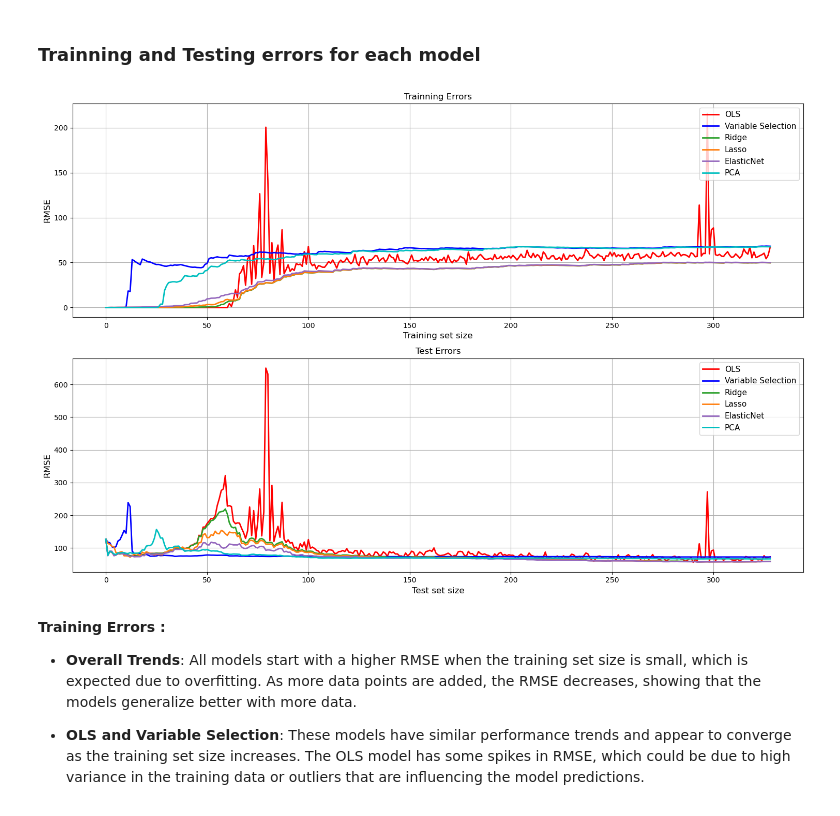
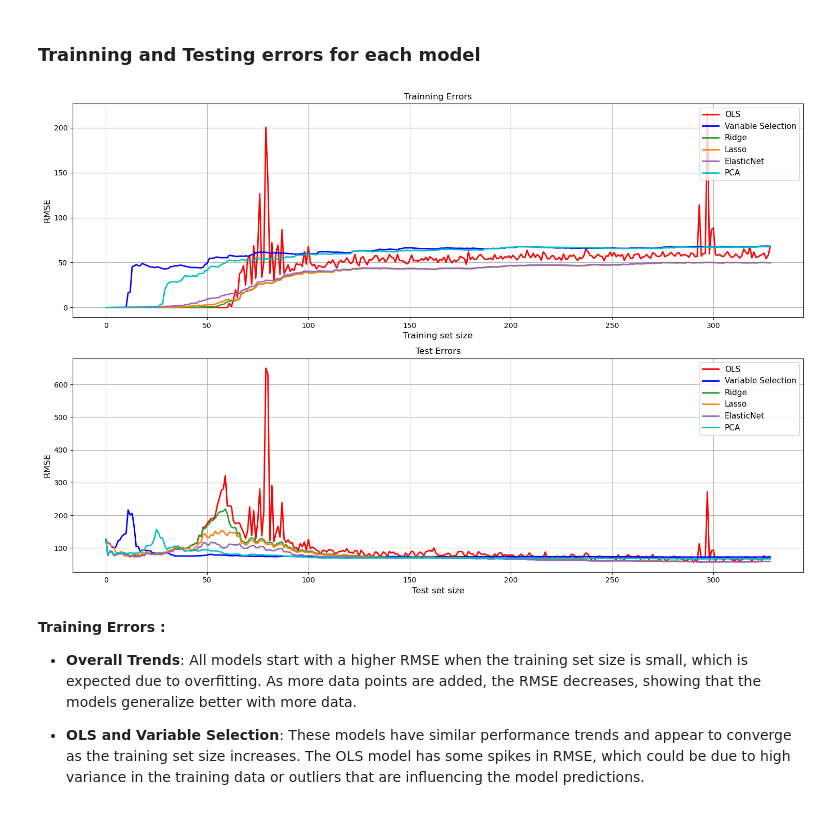
Before and after one commit to lmcastanedame/SD-TSIA204_TP2_Linear-Regression, a Jupyter notebook: TP2 - SD-TSIA204.ipynb, the cells around one changed output. Saved outputs shown, nothing was run; the diff lists cells and outputs as text; code cells hidden in the pictures.

```diff
--- a/TP2 - SD-TSIA204.ipynb
+++ b/TP2 - SD-TSIA204.ipynb
@@ -38,7 +40,8 @@ dict_keys(['data', 'target', 'frame', 'target_names', 'feature_names', 'DESCR'])
 X = california.data
 y = california.target
 
-X_train, X_test, y_train, y_test = train_test_split(X, y, test_size=0.2, random_state=0)
+X_train, X_test, y_train, y_test = train_test_split(X, y, test_size=0.2,
+                                                    random_state=0)
 # %%
 # add x0 = 1 to each instance
 X_train = np.c_[np.ones((len(X_train), 1)), X_train]
@@ -194,7 +204,8 @@ data = pd.read_csv('data.csv')
 X = data.iloc[:, :-1].values
 y = data.iloc[:, -1].values
 
-X_train, X_test, y_train, y_test = train_test_split(X, y, test_size=0.25, random_state=0)
+X_train, X_test, y_train, y_test = train_test_split(X, y,
+                                                    test_size=0.25, random_state=0)
 
 scaler = StandardScaler()
 X_train = scaler.fit_transform(X_train)
@@ -250,7 +261,6 @@ def fit_single_predictor_models(X, y):
 
     n, p = X.shape
     p_values = []
-    best_t_stat = 0
     best_p_value = 1
     best_coefficient_index = -1
     best_model_coefficients = np.zeros(p)
@@ -279,7 +289,6 @@ def fit_single_predictor_models(X, y):
         # Check if this is the smallest p-value so far
         if p_value < best_p_value:
             best_p_value = p_value
-            best_t_stat = t_stat
             best_coefficient_index = j
             best_model_coefficients = theta_hat
 
@@ -295,14 +304,11 @@ def forward_selection(X, y, significance_level=0.05):
     while True:
 
         # Fit models and find the best predictor
-        best_index, best_p_value, best_model_coefficients, p_values = fit_single_predictor_models(X, current_residuals)
+        best_index, best_p_value, best_model_coefficients, p_values = fit_single_predictor_models(X,
+                                                                                                  current_residuals)
 
         # Store p-values for plotting
         p_values_over_iterations.append(p_values)
-
-        # Halting condition
-        if best_p_value > significance_level:
-            break
 
         # Update selected features and residuals
         selected_features.append(best_index)
@@ -315,6 +321,10 @@ def forward_selection(X, y, significance_level=0.05):
 
         # Remove the selected feature from X
         X = np.delete(X, best_index, axis=1)
+
+        # Halting condition
+        if best_p_value > significance_level:
+            break
 
     return selected_features, p_values_over_iterations
 
@@ -458,7 +468,7 @@ The optimal alpha usually lies somewhere in between, where the model achieves a
 7. Compute the singular value decomposition of the covariance matrix. For consistency in the notation
 use $U, s, V = SVD(X^T X)$.
 # %%
-U, s, V = np.linalg.svd(np.dot(X_train.T, X_train))
+U, s, V = np.linalg.svd(X_train.T.dot(X_train))
 # %% [markdown]
 (a) Plot a heatmap of the covariance matrix.
 # %%
@@ -817,39 +825,47 @@ for m in range(1, len(X_train_pca)):
 # %%
 # Plot the trainning and testing errors of all the models
 plt.figure(figsize=(15, 10))
 
 # Subplot 1: Trainning Errors
 plt.subplot(2, 1, 1)
 plt.plot(np.sqrt(train_errors_OLS), "r-", linewidth=2, label="OLS")
-plt.plot(np.sqrt(train_errors_Vselect), "b-", linewidth=2, label="Variable Selection")
-plt.plot(np.sqrt(train_errors_Ridge), color="tab:green", linewidth=2, label="Ridge")
-plt.plot(np.sqrt(train_errors_Lasso), color="tab:orange", linewidth=2, label="Lasso")
-plt.plot(np.sqrt(train_errors_ENet), color="tab:purple", linewidth=2, label="ElasticNet")
+plt.plot(np.sqrt(train_errors_Vselect), "b-", linewidth=2,
+         label="Variable Selection")
+plt.plot(np.sqrt(train_errors_Ridge), color="tab:green", linewidth=2,
+         label="Ridge")
+plt.plot(np.sqrt(train_errors_Lasso), color="tab:orange", linewidth=2,
+         label="Lasso")
+plt.plot(np.sqrt(train_errors_ENet), color="tab:purple", linewidth=2,
+         label="ElasticNet")
 plt.plot(np.sqrt(train_errors_PCA), "c-", linewidth=2, label="PCA")
 plt.title("Trainning Errors")
 plt.legend(loc="upper right", fontsize=11)
 plt.xlabel("Training set size", fontsize=12)
 plt.ylabel("RMSE", fontsize=12)
 plt.grid(True)
 
 # Subplot 2: Test Errors
 plt.subplot(2, 1, 2)
 plt.plot(np.sqrt(test_errors_OLS), "r-", linewidth=2, label="OLS")
-plt.plot(np.sqrt(test_errors_Vselect), "b-", linewidth=2, label="Variable Selection")
-plt.plot(np.sqrt(test_errors_Ridge), color="tab:green", linewidth=2, label="Ridge")
-plt.plot(np.sqrt(test_errors_Lasso), color="tab:orange", linewidth=2, label="Lasso")
-plt.plot(np.sqrt(test_errors_ENet), color="tab:purple", linewidth=2, label="ElasticNet")
+plt.plot(np.sqrt(test_errors_Vselect), "b-", linewidth=2,
+         label="Variable Selection")
+plt.plot(np.sqrt(test_errors_Ridge), color="tab:green", linewidth=2,
+         label="Ridge")
+plt.plot(np.sqrt(test_errors_Lasso), color="tab:orange", linewidth=2,
+         label="Lasso")
+plt.plot(np.sqrt(test_errors_ENet), color="tab:purple", linewidth=2,
+         label="ElasticNet")
 plt.plot(np.sqrt(test_errors_PCA), "c-", linewidth=2, label="PCA")
 plt.title("Test Errors")
 plt.legend(loc="upper right", fontsize=11)
 plt.xlabel("Test set size", fontsize=12)
 plt.ylabel("RMSE", fontsize=12)
 plt.grid(True)
 
 plt.tight_layout()  # Adjust the spacing between subplots
 plt.show()
 # %% [output]
-[figure, old version]
+[figure, new version]
 # %% [markdown]
 **Training Errors :**
 
```
Also changed, not shown: parts of 14 cells of this notebook.
